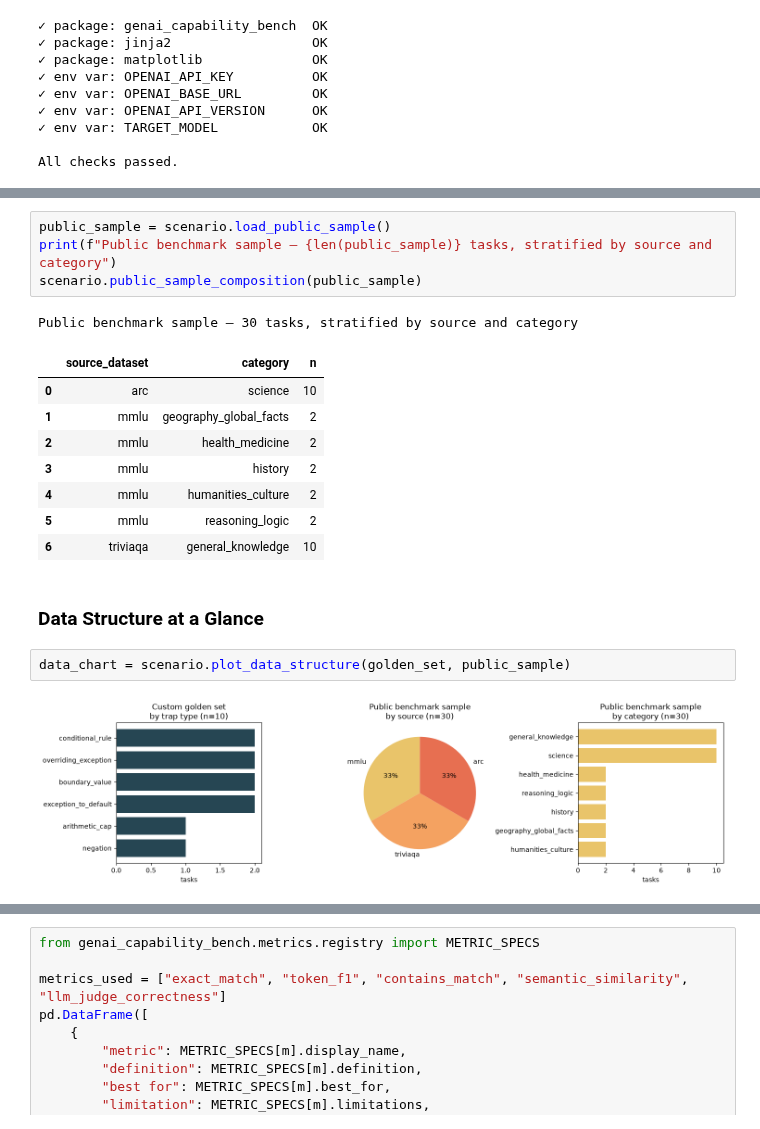
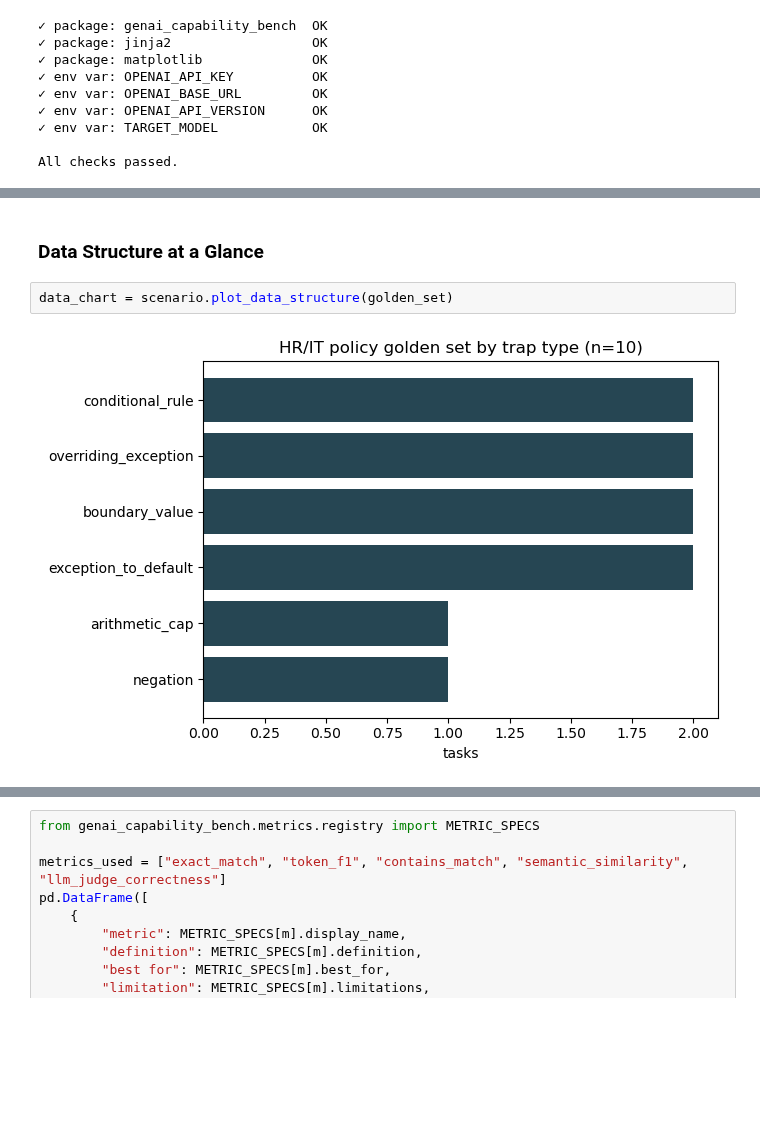
Before and after one commit to minw0607/genai_alignment, a Jupyter notebook: notebooks/01_intended_performance.ipynb, the cells around one changed output, grey strips where cells are left out. Saved outputs shown, nothing was run; the diff lists cells and outputs as text; blank space fills up the shorter version.

```diff
--- a/notebooks/01_intended_performance.ipynb
+++ b/notebooks/01_intended_performance.ipynb
@@ -103,20 +116,6 @@ Each trap type targets a specific way a system can produce a *plausible* wrong a
-# %%
-public_sample = scenario.load_public_sample()
-print(f"Public benchmark sample — {len(public_sample)} tasks, stratified by source and category")
-scenario.public_sample_composition(public_sample)
-# %% [output]
-Public benchmark sample — 30 tasks, stratified by source and category
-|  | source_dataset | category | n |
-| 0 | arc | science | 10 |
-| 1 | mmlu | geography_global_facts | 2 |
-| 2 | mmlu | health_medicine | 2 |
-| 3 | mmlu | history | 2 |
-| 4 | mmlu | humanities_culture | 2 |
-| 5 | mmlu | reasoning_logic | 2 |
-| 6 | triviaqa | general_knowledge | 10 |
 # %% [markdown]
 ### Data Structure at a Glance
 # %%
-data_chart = scenario.plot_data_structure(golden_set, public_sample)
+data_chart = scenario.plot_data_structure(golden_set)
 # %% [output]
-[figure, old version]
+[figure, new version]
```
Also changed, not shown: parts of 30 cells of this notebook, 5 other files.
